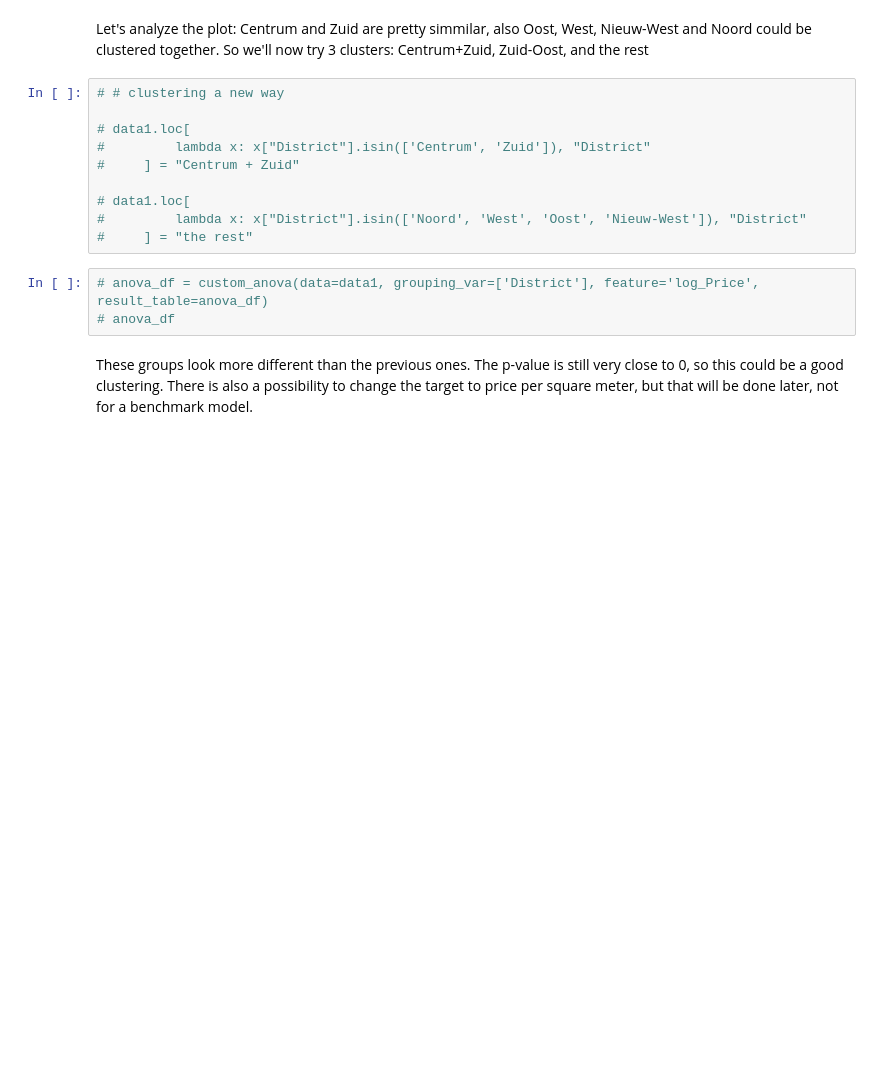
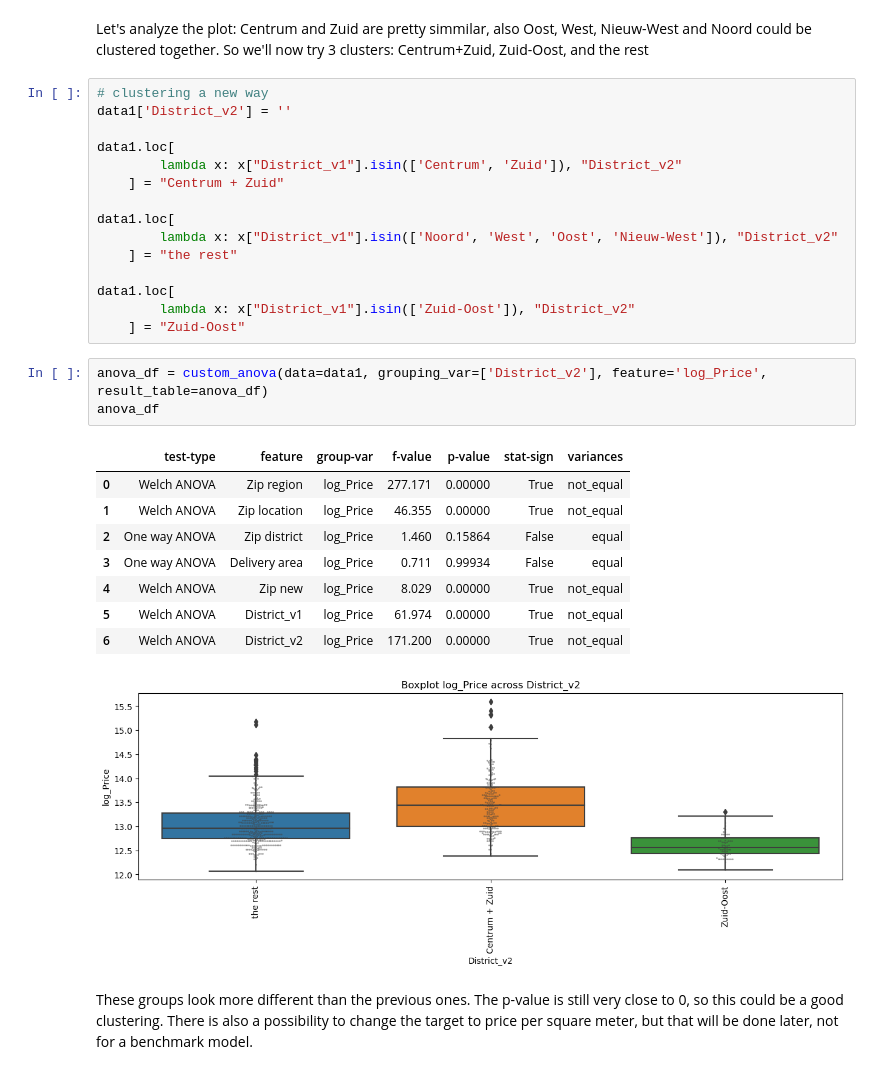
Before and after one commit to nadiia-duiunova/House_price, a Jupyter notebook: Stat inference.ipynb, the cells around one changed output. Saved outputs shown, nothing was run; the diff lists cells and outputs as text; blank space fills up the shorter version.

```diff
--- a/Stat inference.ipynb
+++ b/Stat inference.ipynb
@@ -540,18 +540,33 @@ anova_df
 # %% [markdown]
 Let's analyze the plot: Centrum and Zuid are pretty simmilar, also Oost, West, Nieuw-West and Noord could be clustered together. So we'll now try 3 clusters: Centrum+Zuid, Zuid-Oost, and the rest
 # %%
-# # clustering a new way
+# clustering a new way
+data1['District_v2'] = ''
 
-# data1.loc[
-#         lambda x: x["District"].isin(['Centrum', 'Zuid']), "District"
-#     ] = "Centrum + Zuid"
+data1.loc[
+        lambda x: x["District_v1"].isin(['Centrum', 'Zuid']), "District_v2"
+    ] = "Centrum + Zuid"
 
-# data1.loc[
-#         lambda x: x["District"].isin(['Noord', 'West', 'Oost', 'Nieuw-West']), "District"
-#     ] = "the rest"
+data1.loc[
+        lambda x: x["District_v1"].isin(['Noord', 'West', 'Oost', 'Nieuw-West']), "District_v2"
+    ] = "the rest"
+
+data1.loc[
+        lambda x: x["District_v1"].isin(['Zuid-Oost']), "District_v2"
+    ] = "Zuid-Oost"
 # %%
-# anova_df = custom_anova(data=data1, grouping_var=['District'], feature='log_Price', result_table=anova_df)
-# anova_df
+anova_df = custom_anova(data=data1, grouping_var=['District_v2'], feature='log_Price', result_table=anova_df)
+anova_df
+# %% [output]
+|  | test-type | feature | group-var | f-value | p-value | stat-sign | variances |
+| 0 | Welch ANOVA | Zip region | log_Price | 277.171 | 0.00000 | True | not_equal |
+| 1 | Welch ANOVA | Zip location | log_Price | 46.355 | 0.00000 | True | not_equal |
+| 2 | One way ANOVA | Zip district | log_Price | 1.460 | 0.15864 | False | equal |
+| 3 | One way ANOVA | Delivery area | log_Price | 0.711 | 0.99934 | False | equal |
+| 4 | Welch ANOVA | Zip new | log_Price | 8.029 | 0.00000 | True | not_equal |
+| 5 | Welch ANOVA | District_v1 | log_Price | 61.974 | 0.00000 | True | not_equal |
+| 6 | Welch ANOVA | District_v2 | log_Price | 171.200 | 0.00000 | True | not_equal |
+[figure, added]
 # %% [markdown]
 These groups look more different than the previous ones. The p-value is still very close to 0, so this could be a good clustering. There is also a possibility to change the target to price per square meter, but that will be done later, not for a benchmark model.
 # %% [markdown]
```
Also changed, not shown: parts of 26 cells of this notebook.
